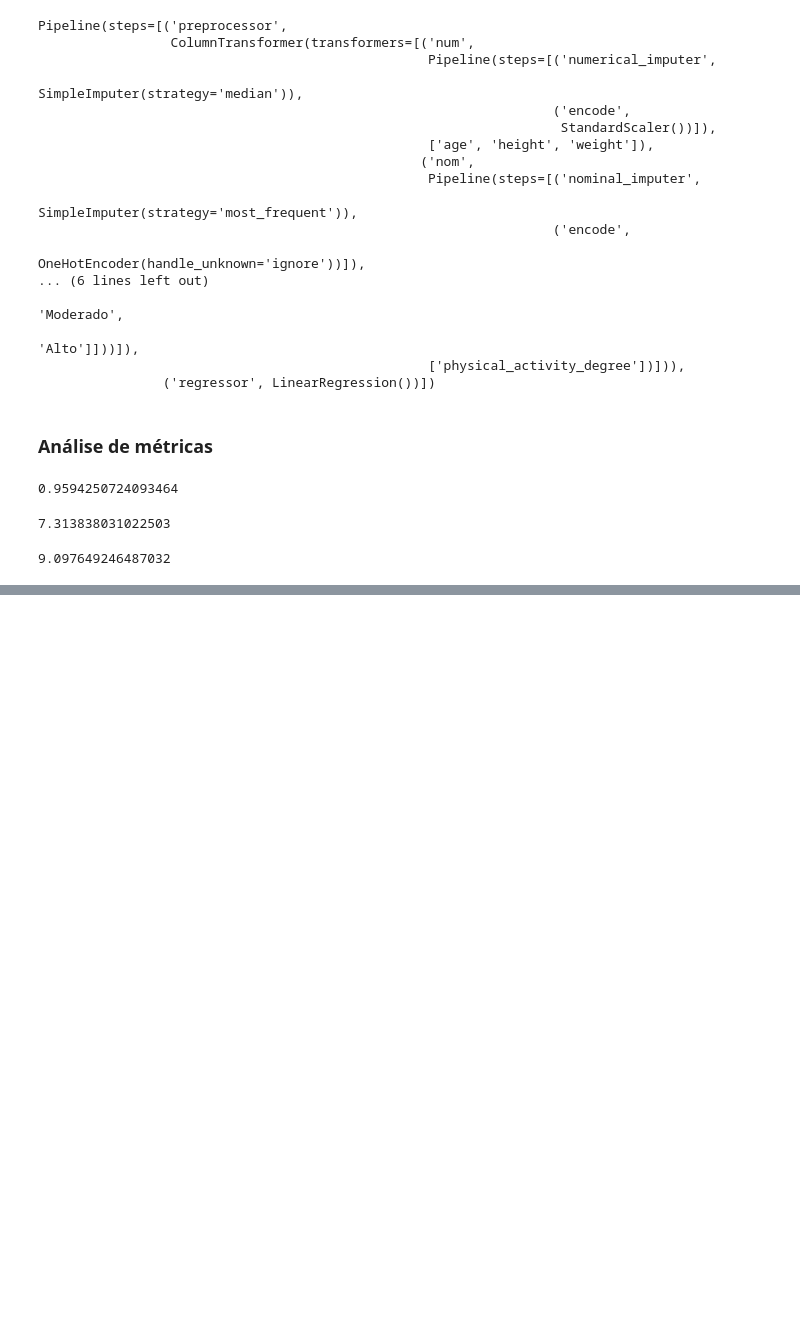
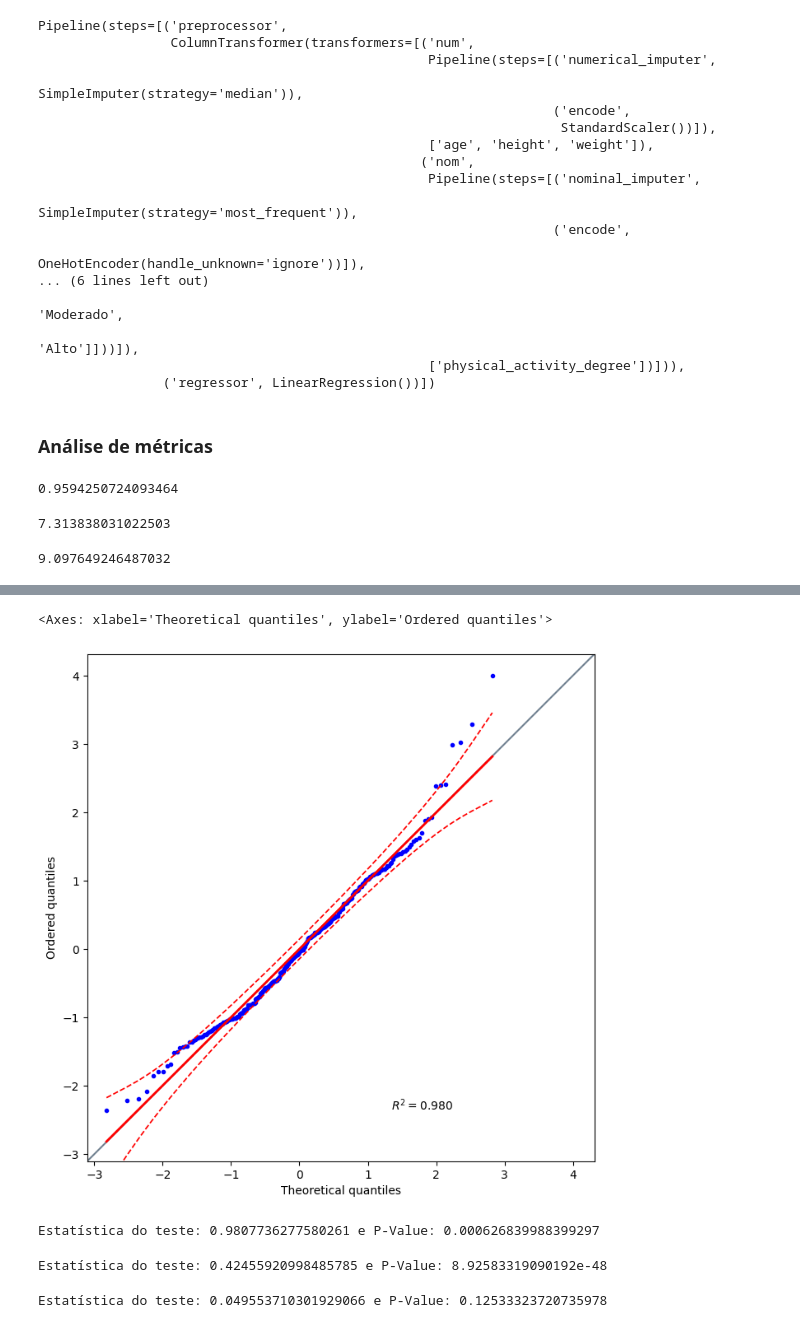
Before and after one commit to ivandersr/colesterol-multi-regression, a Jupyter notebook: colesterol_model.ipynb, the cells around one changed output, grey strips where cells are left out. Saved outputs shown, nothing was run; the diff lists cells and outputs as text; code cells hidden in the pictures; blank space fills up the shorter version.

```diff
--- a/colesterol_model.ipynb
+++ b/colesterol_model.ipynb
@@ -464,0 +480,8 @@ mean_squared_error(y_test, y_pred, squared=False)
+# %%
+# Verificar se resíduos seguem uma distribuição normal
+import pingouin as pg
+plt.figure(figsize=(16,8))
+pg.qqplot(residual_std, dist='norm', confidence=0.95, marker='.')
+# %% [output]
+<Axes: xlabel='Theoretical quantiles', ylabel='Ordered quantiles'>
+[figure, added]
@@ -464,0 +492,18 @@ mean_squared_error(y_test, y_pred, squared=False)
+# %%
+# Teste de Shapiro-Wilk: H0 diz que os dados seguem uma distribuição normal
+stat_shapiro, p_value_shapiro = shapiro(residual)
+print("Estatística do teste: {} e P-Value: {}".format(stat_shapiro, p_value_shapiro))
+# %% [output]
+Estatística do teste: 0.9807736277580261 e P-Value: 0.000626839988399297
+# %%
+# Teste de Kolmogorov-Smirnov
+stat_ks, p_value_ks = kstest(residual, 'norm')
+print("Estatística do teste: {} e P-Value: {}".format(stat_ks, p_value_ks))
+# %% [output]
+Estatística do teste: 0.42455920998485785 e P-Value: 8.92583319090192e-48
+# %%
+# Teste de Lilliefors
+stat_ll, p_value_ll = lilliefors(residual, dist='norm', pvalmethod='table')
+print("Estatística do teste: {} e P-Value: {}".format(stat_ll, p_value_ll))
+# %% [output]
+Estatística do teste: 0.049553710301929066 e P-Value: 0.12533323720735978
```
Also changed, not shown: parts of 12 cells of this notebook, 1 other file.
